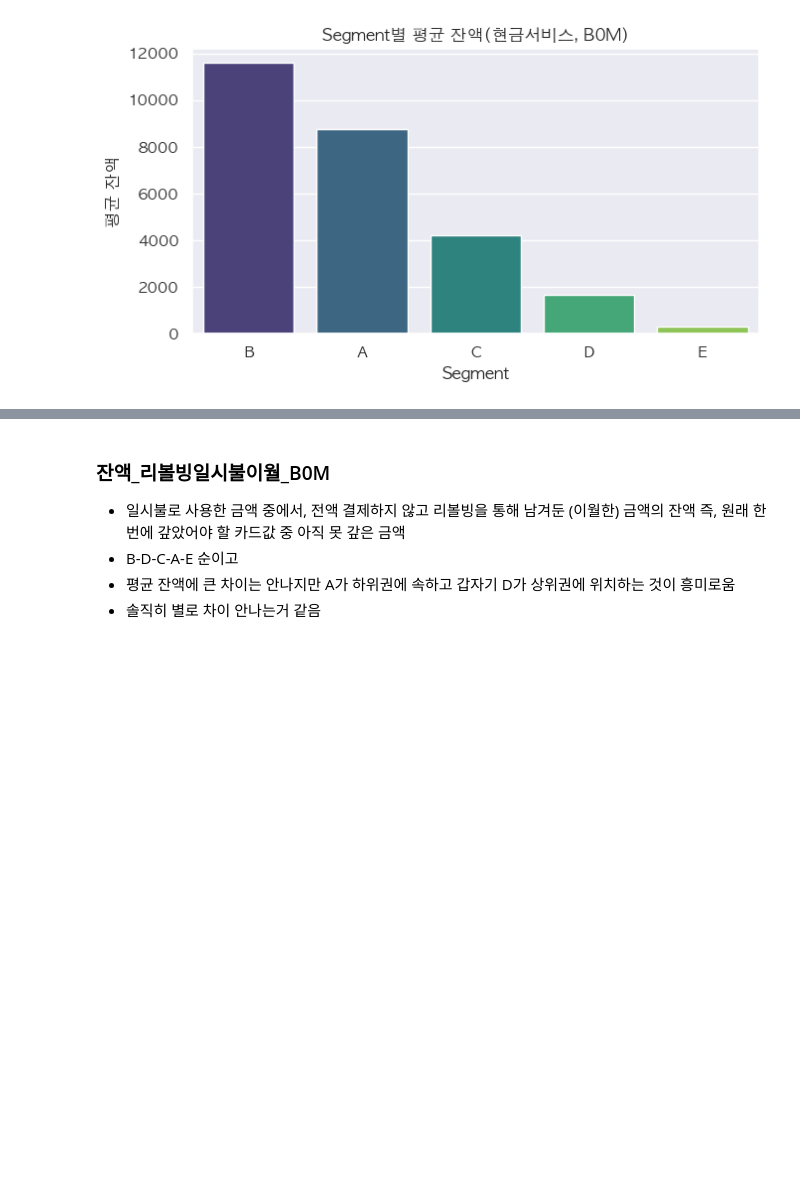
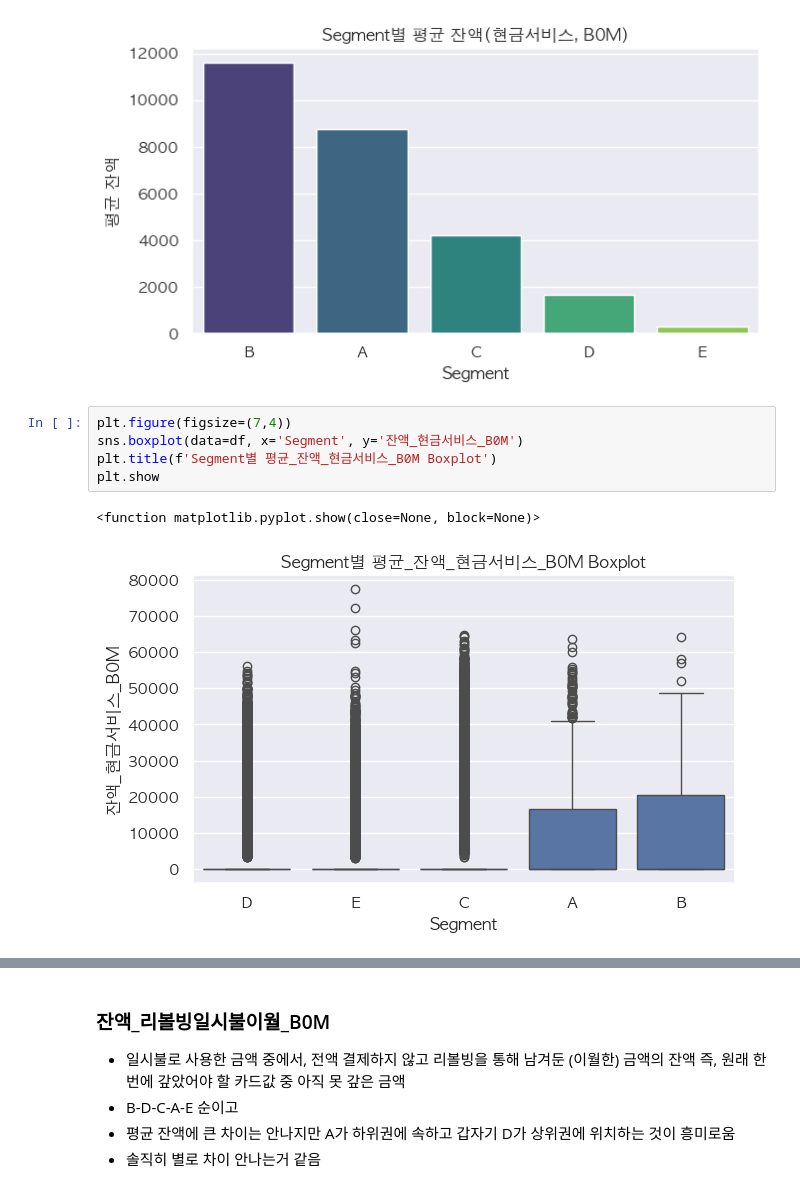
Before and after one commit to hyojun121/final, a Jupyter notebook: 5. 잔액정보 EDA.ipynb, the cells around one changed output, grey strips where cells are left out. Cells and saved outputs as stored; diff of their text form; blank space fills up the shorter version.

```diff
--- a/5. 잔액정보 EDA.ipynb
+++ b/5. 잔액정보 EDA.ipynb
@@ -180,3 +188,11 @@ plt.xlabel('Segment');  plt.ylabel('평균 잔액')
 plt.tight_layout();  plt.show()
 # %% [output]
 [figure]
+# %%
+plt.figure(figsize=(7,4))
+sns.boxplot(data=df, x='Segment', y='잔액_현금서비스_B0M')
+plt.title(f'Segment별 평균_잔액_현금서비스_B0M Boxplot')
+plt.show
+# %% [output]
+<function matplotlib.pyplot.show(close=None, block=None)>
+[figure, added]
```
Also changed, not shown: parts of 19 cells of this notebook.
